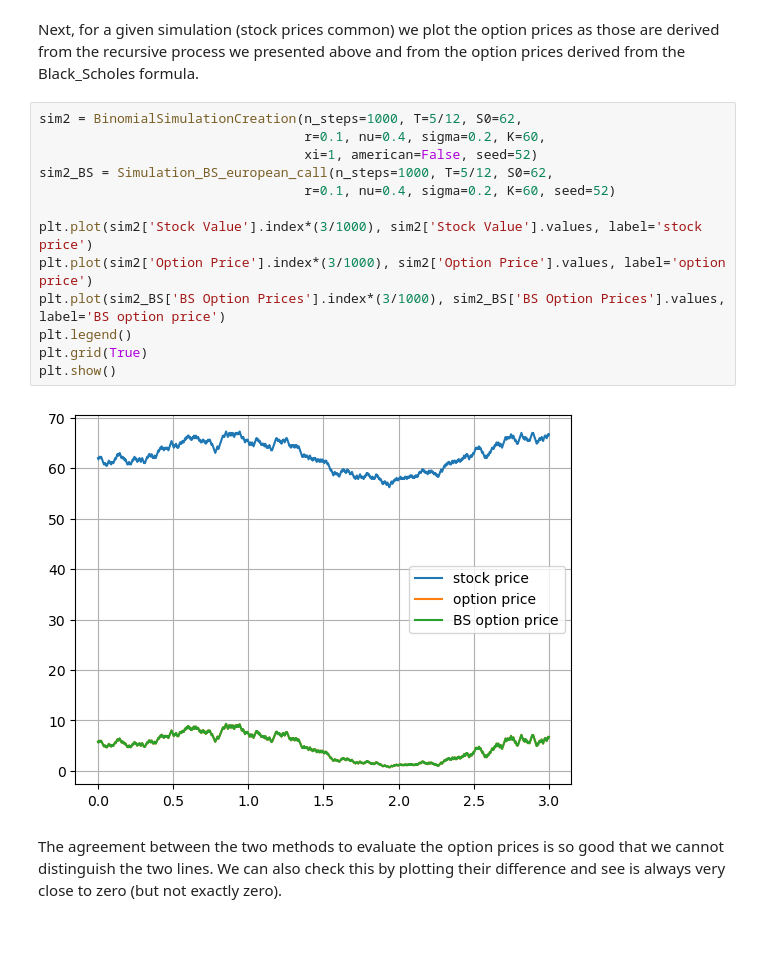
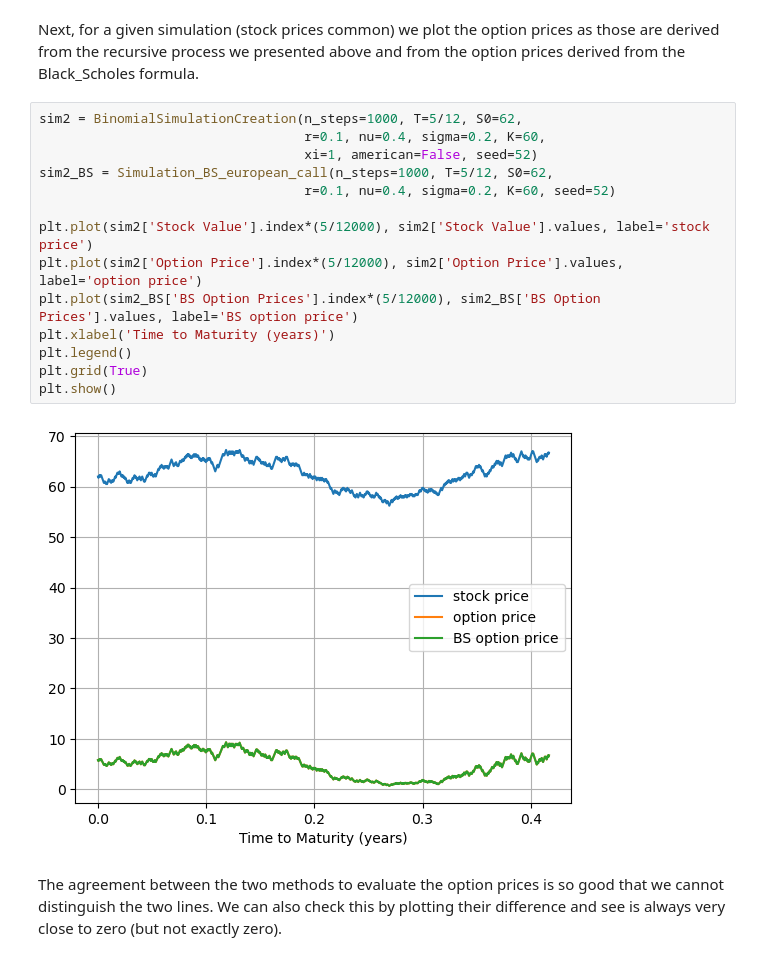
Before and after one commit to praxisD/Option-Pricing, a Jupyter notebook: Options Pricing for Git.ipynb, the cells around one changed output. Saved outputs shown, nothing was run; the diff lists cells and outputs as text; blank space fills up the shorter version.

```diff
--- a/Options Pricing for Git.ipynb
+++ b/Options Pricing for Git.ipynb
@@ -327,17 +329,18 @@ Next, for a given simulation (stock prices common) we plot the option prices as
 # %%
 sim2 = BinomialSimulationCreation(n_steps=1000, T=5/12, S0=62,
                                   r=0.1, nu=0.4, sigma=0.2, K=60,
                                   xi=1, american=False, seed=52)
 sim2_BS = Simulation_BS_european_call(n_steps=1000, T=5/12, S0=62,
                                   r=0.1, nu=0.4, sigma=0.2, K=60, seed=52)
 
-plt.plot(sim2['Stock Value'].index*(3/1000), sim2['Stock Value'].values, label='stock price')
-plt.plot(sim2['Option Price'].index*(3/1000), sim2['Option Price'].values, label='option price')
-plt.plot(sim2_BS['BS Option Prices'].index*(3/1000), sim2_BS['BS Option Prices'].values, label='BS option price')
+plt.plot(sim2['Stock Value'].index*(5/12000), sim2['Stock Value'].values, label='stock price')
+plt.plot(sim2['Option Price'].index*(5/12000), sim2['Option Price'].values, label='option price')
+plt.plot(sim2_BS['BS Option Prices'].index*(5/12000), sim2_BS['BS Option Prices'].values, label='BS option price')
+plt.xlabel('Time to Maturity (years)')
 plt.legend()
 plt.grid(True)
 plt.show()
 # %% [output]
-[figure, old version]
+[figure, new version]
 # %% [markdown]
 The agreement between the two methods to evaluate the option prices is so good that we cannot distinguish the two lines. We can also check this by plotting their difference and see is always very close to zero (but not exactly zero).
```
Also changed, not shown: parts of 18 cells of this notebook.
